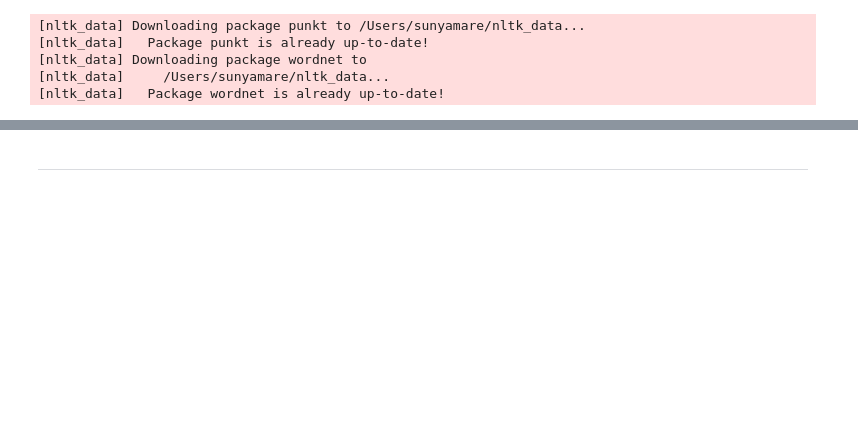
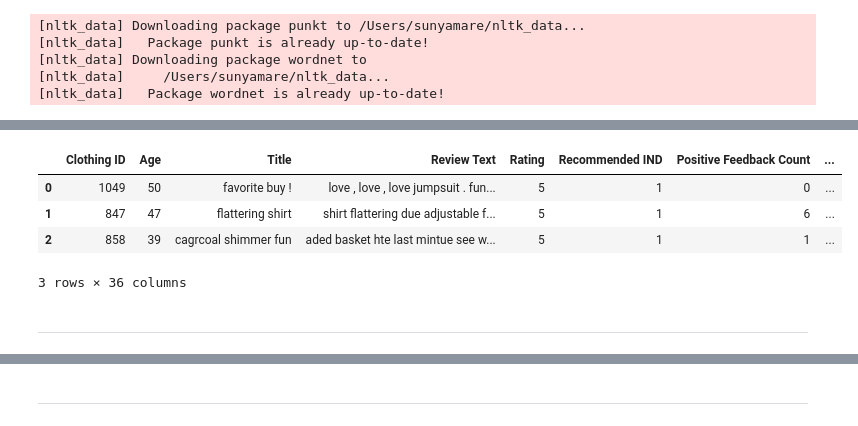
Before and after one commit to repetitioestmaterstudiorum/trees-vs-nns, a Jupyter notebook: trees-vs-nns.ipynb, the cells around one changed output, grey strips where cells are left out. Drawn from its saved outputs; the diff is of its cells as text; code cells hidden in the pictures; blank space fills up the shorter version.

```diff
--- a/trees-vs-nns.ipynb
+++ b/trees-vs-nns.ipynb
@@ -151 +153,31 @@ X_y_train_reviewtext_rating.head(2)
+# %%
+def get_df_with_ohe_column(df, ohe_column_name, ohe):
+    ohe_column_encoded = ohe.transform(df[ohe_column_name].to_numpy().reshape(-1, 1))
+
+    ohe_df = pd.DataFrame(ohe_column_encoded.tolist(), columns=ohe.get_feature_names_out(input_features=[ohe_column_name]), dtype=int)
+    # reset_index() is necessary here: https://stackoverflow.com/questions/50368145/pandas-concat-increases-number-of-rows
+    # drop=True as well: https://stackoverflow.com/questions/12203901/pandas-crashes-on-repeated-dataframe-reset-index
+    new_df = pd.concat([df.reset_index(drop=True), ohe_df], axis=1).drop([ohe_column_name], axis=1)
+
+    return new_df
+# %%
+def get_df_with_ohe_columns(df):
+    df = get_df_with_ohe_column(df, 'Division Name', ohe_divisionname)
+    df = get_df_with_ohe_column(df, 'Department Name', ohe_departmentname)
+    df = get_df_with_ohe_column(df, 'Class Name', ohe_classname)
+
+    return df
+# %%
+df_train_ohe = get_df_with_ohe_columns(df_train_pp)
+df_valid_ohe = get_df_with_ohe_columns(df_valid_pp)
+df_test_ohe = get_df_with_ohe_columns(df_test_pp)
+df_train_ohe.head(3)
+# %% [output]
+|  | Clothing ID | Age | Title | Review Text | Rating | Recommended IND | Positive Feedback Count | ... |
+| 0 | 1049 | 50 | favorite buy ! | love , love , love jumpsuit . fun... | 5 | 1 | 0 | ... |
+| 1 | 847 | 47 | flattering shirt | shirt flattering due adjustable f... | 5 | 1 | 6 | ... |
+| 2 | 858 | 39 | cagrcoal shimmer fun | aded basket hte last mintue see w... | 5 | 1 | 1 | ... |
+3 rows × 36 columns
+# %% [markdown]
+---
 # %%
```
Also changed, not shown: parts of 44 cells of this notebook, 1 other file.
